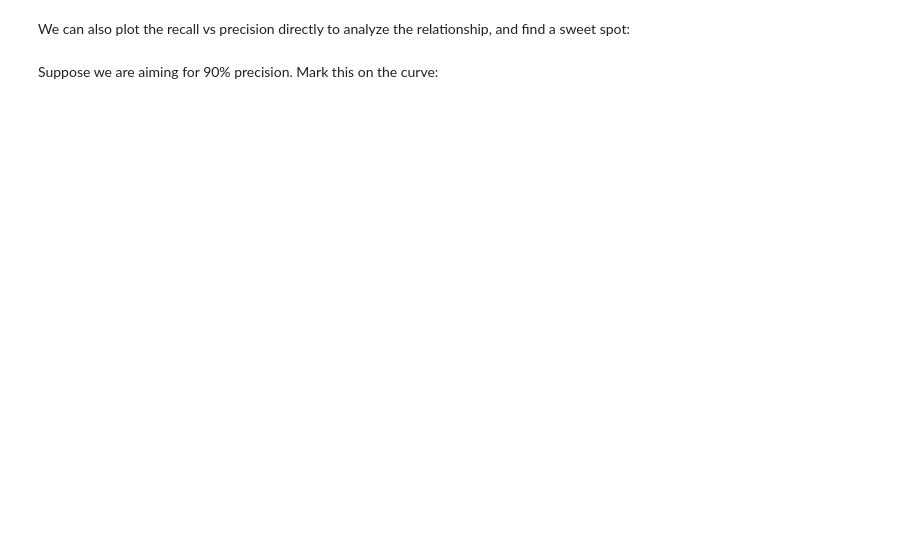
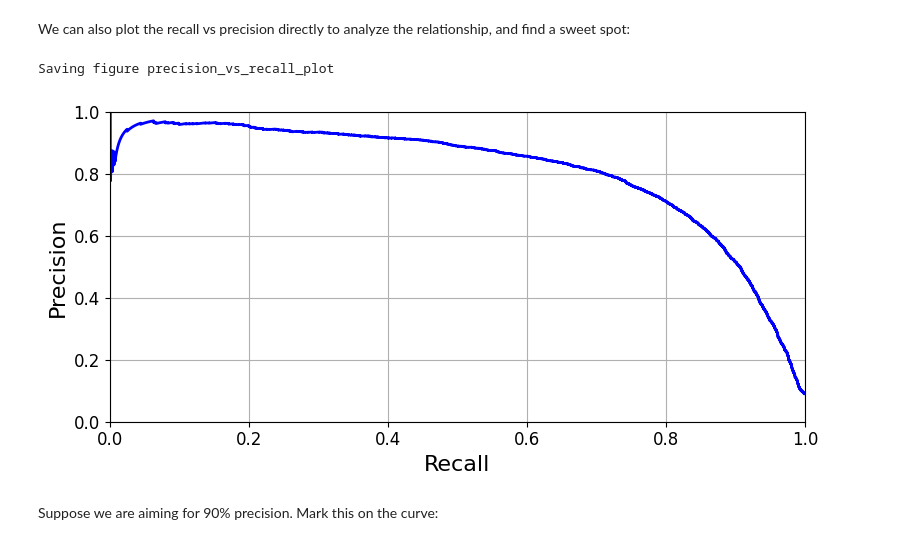
Before and after one commit to OnurKerimoglu/ML-sandbox, a Jupyter notebook: Classification_Models_Evaluation.ipynb, the cells around one changed output. Drawn from its saved outputs; the diff is of its cells as text; code cells hidden in the pictures; blank space fills up the shorter version.

```diff
--- a/Classification_Models_Evaluation.ipynb
+++ b/Classification_Models_Evaluation.ipynb
@@ -227,17 +265,20 @@ We can also plot the recall vs precision directly to analyze the relationship, a
 # %%
 # A function to plot recall vs precision
 def plot_precision_vs_recall(precisions, recalls):
     plt.plot(recalls, precisions, "b-", linewidth=2)
     plt.xlabel("Recall", fontsize=16)
     plt.ylabel("Precision", fontsize=16)
     plt.axis([0, 1, 0, 1])
     plt.grid(True)
 
 # Produce the plot
-plt.figure(figsize=(8, 6))
+plt.figure(figsize=(8, 4))
 plot_precision_vs_recall(precisions, recalls)
 save_fig("precision_vs_recall_plot")
 plt.show()
+# %% [output]
+Saving figure precision_vs_recall_plot
+[figure, added]
 # %% [markdown]
 Suppose we are aiming for 90% precision. Mark this on the curve:
 # %%
```
Also changed, not shown: parts of 18 cells of this notebook.
